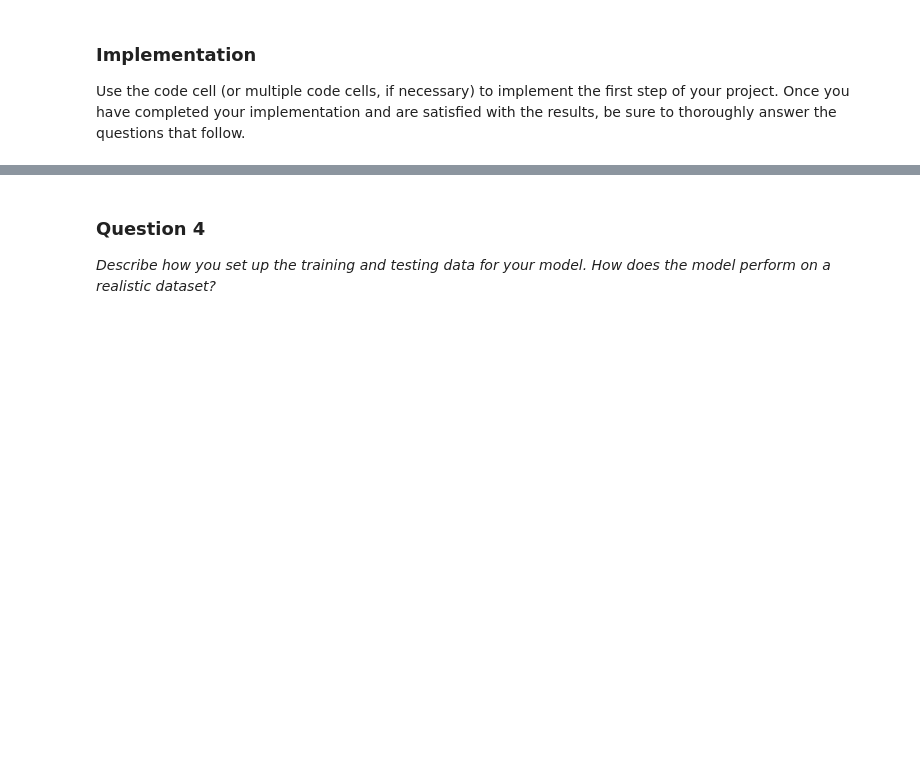
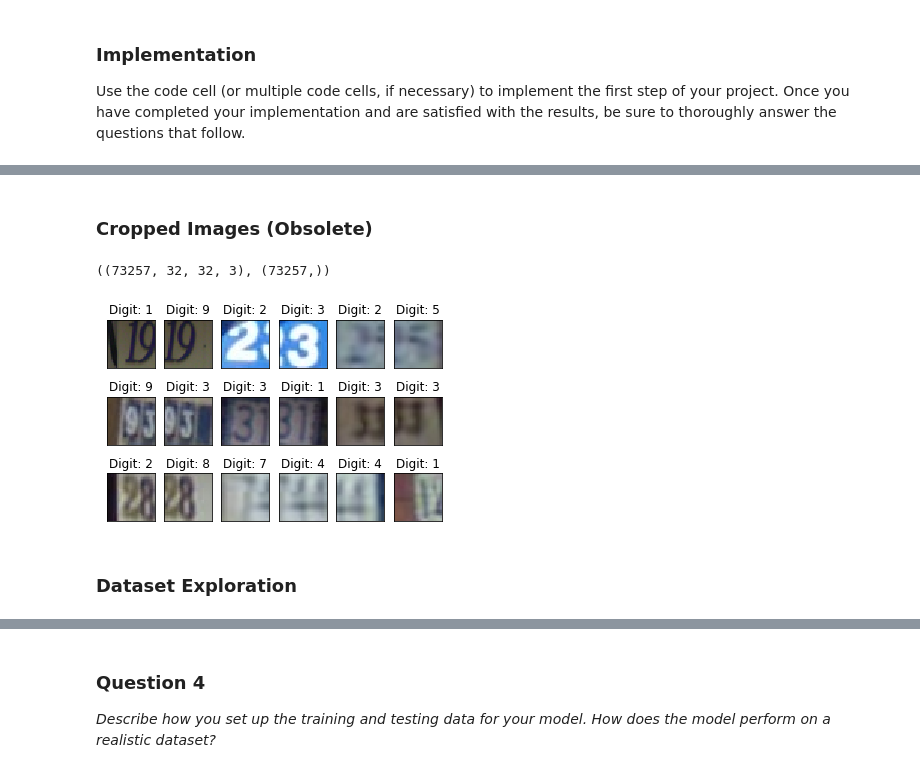
Before and after one commit to samiriff/MLND-digit-recognition, a Jupyter notebook: Copy_of_digit_recognition.ipynb, the cells around one changed output, grey strips where cells are left out. Saved outputs shown, nothing was run; the diff lists cells and outputs as text; code cells hidden in the pictures; blank space fills up the shorter version.

```diff
--- a/Copy_of_digit_recognition.ipynb
+++ b/Copy_of_digit_recognition.ipynb
@@ -1424,0 +1500,22 @@ Use the code cell (or multiple code cells, if necessary) to implement the first
+# %% [markdown]
+### Cropped Images (Obsolete)
+# %%
+train_mat = sio.loadmat('train_32x32.mat')
+# %%
+X_train = np.moveaxis(train_mat['X'], -1, 0)
+y_train = train_mat['y'].flatten()
+X_train.shape, y_train.shape
+# %% [output]
+((73257, 32, 32, 3), (73257,))
+# %%
+for i in range(18):
+  plt.subplot(3,6,i+1)
+  #plt.tight_layout()
+  plt.imshow(X_train[i], cmap='gray', interpolation='none')
+  plt.title("Digit: {}".format(y_train[i]))
+  plt.xticks([])
+  plt.yticks([])
+# %% [output]
+[figure, added]
+# %% [markdown]
+### Dataset Exploration
```
Also changed, not shown: parts of 32 cells of this notebook.
